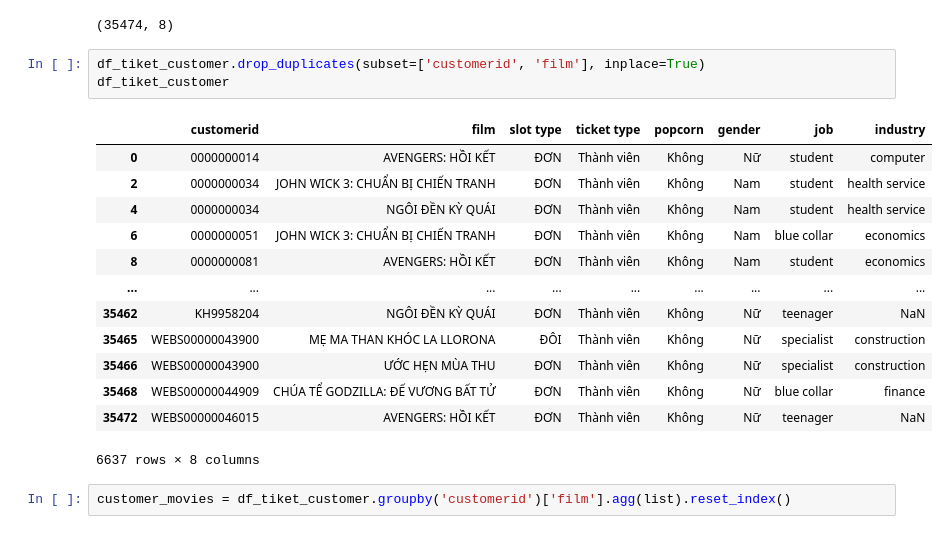
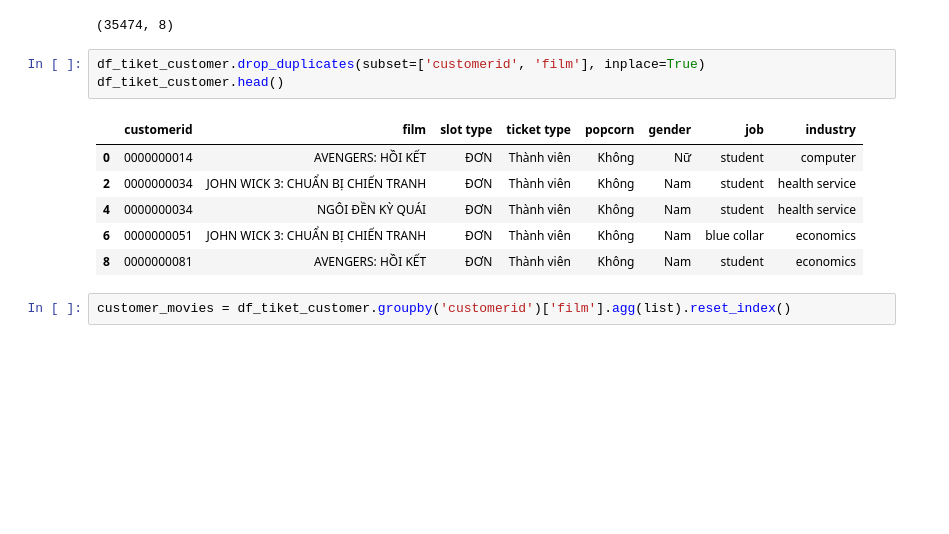
Before and after one commit to phulocnguyen/Data_Gottalent, a Jupyter notebook: Recommender System.ipynb, the cells around one changed output. Cells and saved outputs as stored; diff of their text form; blank space fills up the shorter version.

```diff
--- a/Recommender System.ipynb
+++ b/Recommender System.ipynb
@@ -93,21 +93,14 @@ df_tiket_customer.shape
 (35474, 8)
 # %%
 df_tiket_customer.drop_duplicates(subset=['customerid', 'film'], inplace=True)
-df_tiket_customer
+df_tiket_customer.head()
 # %% [output]
 |  | customerid | film | slot type | ticket type | popcorn | gender | job | industry |
 | 0 | 0000000014 | AVENGERS: HỒI KẾT | ĐƠN | Thành viên | Không | Nữ | student | computer |
 | 2 | 0000000034 | JOHN WICK 3: CHUẨN BỊ CHIẾN TRANH | ĐƠN | Thành viên | Không | Nam | student | health service |
 | 4 | 0000000034 | NGÔI ĐỀN KỲ QUÁI | ĐƠN | Thành viên | Không | Nam | student | health service |
 | 6 | 0000000051 | JOHN WICK 3: CHUẨN BỊ CHIẾN TRANH | ĐƠN | Thành viên | Không | Nam | blue collar | economics |
 | 8 | 0000000081 | AVENGERS: HỒI KẾT | ĐƠN | Thành viên | Không | Nam | student | economics |
-| ... | ... | ... | ... | ... | ... | ... | ... | ... |
-| 35462 | KH9958204 | NGÔI ĐỀN KỲ QUÁI | ĐƠN | Thành viên | Không | Nữ | teenager | NaN |
-| 35465 | WEBS00000043900 | MẸ MA THAN KHÓC LA LLORONA | ĐÔI | Thành viên | Không | Nữ | specialist | construction |
-| 35466 | WEBS00000043900 | ƯỚC HẸN MÙA THU | ĐƠN | Thành viên | Không | Nữ | specialist | construction |
-| 35468 | WEBS00000044909 | CHÚA TỂ GODZILLA: ĐẾ VƯƠNG BẤT TỬ | ĐƠN | Thành viên | Không | Nữ | blue collar | finance |
-| 35472 | WEBS00000046015 | AVENGERS: HỒI KẾT | ĐƠN | Thành viên | Không | Nữ | teenager | NaN |
-6637 rows × 8 columns
 # %%
 customer_movies = df_tiket_customer.groupby('customerid')['film'].agg(list).reset_index()
 # %%
```
Also changed, not shown: parts of 9 cells of this notebook, 3 other files.
